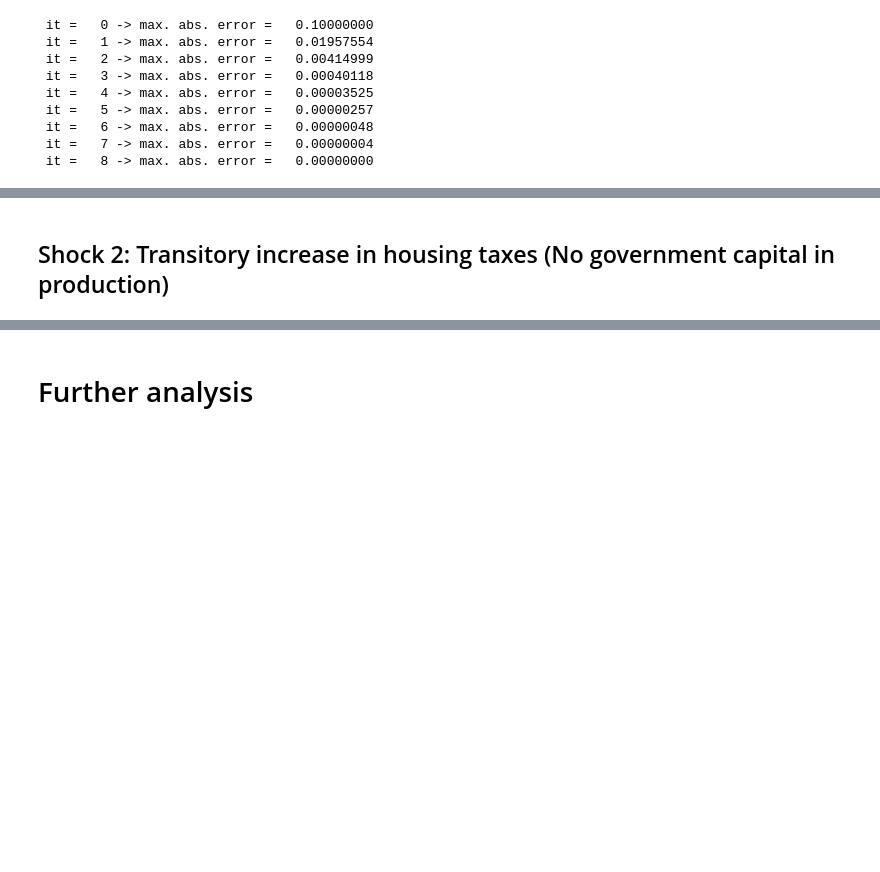
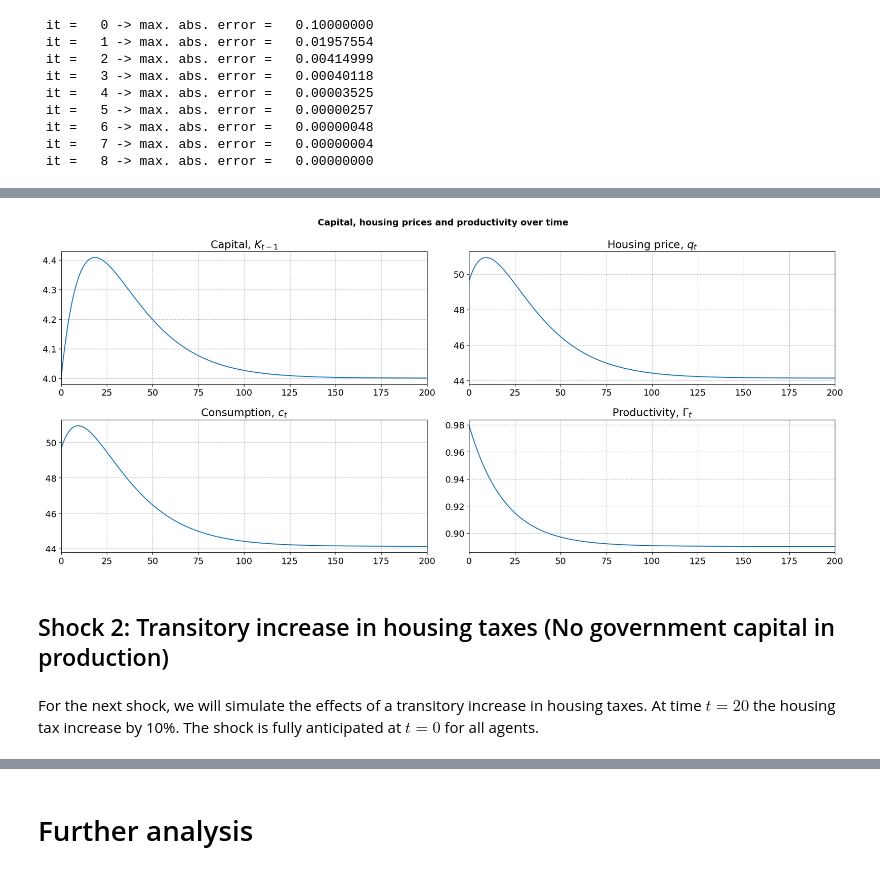
Before and after one commit to NumEconCopenhagen/projects-2024-mikkel-thomas, a Jupyter notebook: modelproject/modelproject.ipynb, the cells around one changed output, grey strips where cells are left out. Cells and saved outputs as stored; diff of their text form; code cells hidden in the pictures; blank space fills up the shorter version.

Commit message:
Added shocks to seperate .py file

```diff
--- a/modelproject/modelproject.ipynb
+++ b/modelproject/modelproject.ipynb
@@ -268,5 +263,11 @@ fig.tight_layout()
+# %%
+shocks.shock_1()
+# %% [output]
+[figure, added]
 # %% [markdown]
 ## Shock 2: Transitory increase in housing taxes (No government capital in production)
+# %% [markdown]
+For the next shock, we will simulate the effects of a transitory increase in housing taxes. At time $t=20$ the housing tax increase by 10\%. The shock is fully anticipated at $t=0$ for all agents.
 # %%
 tauH_new = 0.1
 tax_start = 20
```
Also changed, not shown: parts of 12 cells of this notebook, 2 other files.
